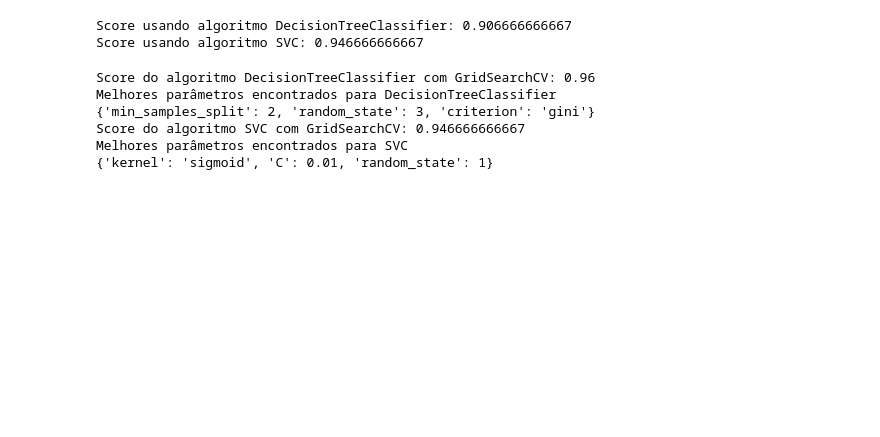
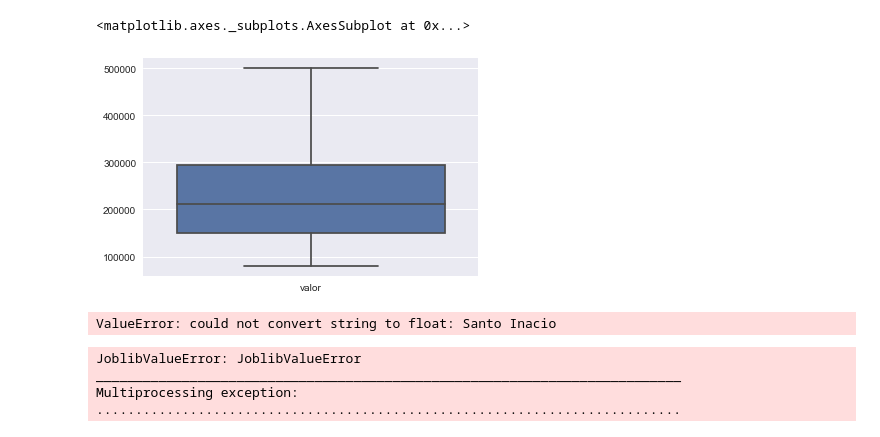
Before and after one commit to gersonfs/udacity-tcc, a Jupyter notebook: TCC.ipynb, the cells around one changed output. Cells and saved outputs as stored; diff of their text form; code cells hidden in the pictures; blank space fills up the shorter version.

```diff
--- a/TCC.ipynb
+++ b/TCC.ipynb
@@ -93,0 +60,14 @@ Número médio de dormitórios mal investimento: 2.63203463203
+# %%
+#Preenche valores padrões para coluna de banheiros, vagas na garagem, dormitórios
+#E metragem da casa
+data['banheiros'] = data['banheiros'].fillna(1)
+data['vagasGaragem'] = data['vagasGaragem'].fillna(0)
+data['dormitorios'] = data['dormitorios'].fillna(1)
+data['metragem'] = data['metragem'].fillna(0)
+
+data['valor'] = data['valor'].apply(pd.to_numeric)
+#Mostro os tipos de dados de cada coluna para saber se a conversão foi feita corretamente
+print data.dtypes
+
+#Mostro algumas estatísticas do dataset
+display(data.describe())
@@ -94,6 +127,13 @@ Número médio de dormitórios mal investimento: 2.63203463203
+# %%
+d1 = data.drop(['metragem','banheiros', 'vagasGaragem', 'dormitorios','bomInvestimento', 'codigo', 'bairro', 'obs', 'tipo'], axis = 1)
+d1 = d1.drop(d1[d1.valor > 500000].index)
+sns.boxplot(data=d1)
+# %% [output]
+<matplotlib.axes._subplots.AxesSubplot at 0x...>
+[figure, added]
 # %%
 # Fiz uma cópia do dataframe original removendo colunas não usadas para o fim de treinamento e testes
-new_data = data.drop(['bomInvestimento', 'codigo', 'bairro', 'obs', 'tipo'], axis = 1)
+new_data = data.drop(['bomInvestimento', 'codigo', 'obs', 'tipo'], axis = 1)
 
 #Divisão do dataset para fins de treinamento e testes
 X_train, X_test, y_train, y_test = train_test_split(new_data, data['bomInvestimento'], test_size=0.30, random_state=158)
@@ -107,16 +147,16 @@ aSvm = svm.SVC(random_state=160)
 aSvm.fit(X_train, y_train)
 print "Score usando algoritmo SVC: " + str(aSvm.score(X_test, y_test))
 # %% [output]
-Score usando algoritmo DecisionTreeClassifier: 0.906666666667
-Score usando algoritmo SVC: 0.946666666667
+ValueError: could not convert string to float: Santo Inacio
 # %%
 #Usando GridSearchCV para encontrar parâmetros melhores para os algoritmos de classificação
 parametersDT = {
     'criterion': ['gini', 'entropy'],
-    'random_state': range(1,50),
-    'min_samples_split': [2,3]
+    'splitter': ['best', 'random'],
+    'max_depth': [1,2,3,4,5,10],
+    'min_samples_split': [2,3,4]
 }
-regressorDT = DecisionTreeClassifier()
+regressorDT = DecisionTreeClassifier(random_state=158)
 clf2 = GridSearchCV(regressorDT, parametersDT, n_jobs=2)
 clf2.fit(X_train, y_train)
 score = clf2.best_estimator_.score(X_test, y_test)
@@ -128,9 +168,9 @@ print clf2.best_params_
 parametersSVC = {
     'C': [0.01, 0.1, 0.5, 1] ,
     'kernel': ['sigmoid', 'rbf'],
-    'random_state': range(1,100)
+    'gamma': [ 0.001, 0.01, 0.1, 0.5]
 }
-regressorSVC = svm.SVC()
+regressorSVC = svm.SVC(random_state=158)
 clf1 = GridSearchCV(regressorSVC, parametersSVC, n_jobs=2)
 clf1.fit(X_train, y_train)
 # TODO: Reportar a pontuação da previsão utilizando o conjunto de teste
@@ -139,9 +179,7 @@ print "Score do algoritmo SVC com GridSearchCV: " + str(score)
 print "Melhores parâmetros encontrados para SVC"
 print clf1.best_params_
 # %% [output]
-Score do algoritmo DecisionTreeClassifier com GridSearchCV: 0.96
-Melhores parâmetros encontrados para DecisionTreeClassifier
-{'min_samples_split': 2, 'random_state': 3, 'criterion': 'gini'}
-Score do algoritmo SVC com GridSearchCV: 0.946666666667
-Melhores parâmetros encontrados para SVC
-{'kernel': 'sigmoid', 'C': 0.01, 'random_state': 1}
+JoblibValueError: JoblibValueError
+___________________________________________________________________________
+Multiprocessing exception:
+...........................................................................
```
Also changed, not shown: parts of 6 cells of this notebook, 1 other file.
